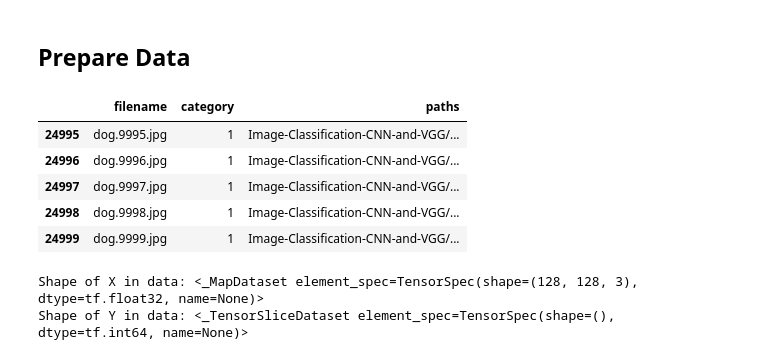
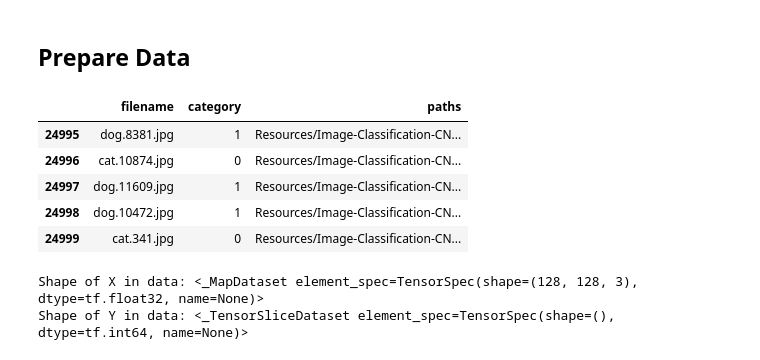
Before and after one commit to c-walls/Deep-Learning, a Jupyter notebook: Image-Classifier-CNN.ipynb, the cells around one changed output. Drawn from its saved outputs; the diff is of its cells as text; code cells hidden in the pictures.

Commit message:
Resolve Data Issues

```diff
--- a/Image-Classifier-CNN.ipynb
+++ b/Image-Classifier-CNN.ipynb
@@ -34,37 +18,40 @@ Updating files: 100% (50016/50016), done.
 # %%
 IMAGE_HEIGHT=128
 IMAGE_WIDTH=128
 BATCH_SIZE=64
 
 # Create data frame of image details
 def get_pathframe(path):
   filenames = os.listdir(path)
   categories = []
   paths=[]
   for filename in filenames:
     paths.append(path+filename)
     category = filename.split('.')[0]
     if category == 'dog':
       categories.append(1)
     else:
       categories.append(0)
 
   df= pd.DataFrame({
       'filename': filenames,
       'category': categories,
       'paths':paths
   })
   return df
 
-df=get_pathframe("Resource/Image-Classification-CNN-and-VGG/dataset/dataset/")
-df.tail(5)
+df = get_pathframe("Resources/Image-Classification-CNN-and-VGG/dataset/dataset/")
+
+# Shuffle the DataFrame
+df = df.sample(frac=1).reset_index(drop=True)
+df.tail()
 # %% [output]
 |  | filename | category | paths |
-| 24995 | dog.9995.jpg | 1 | Image-Classification-CNN-and-VGG/... |
-| 24996 | dog.9996.jpg | 1 | Image-Classification-CNN-and-VGG/... |
-| 24997 | dog.9997.jpg | 1 | Image-Classification-CNN-and-VGG/... |
-| 24998 | dog.9998.jpg | 1 | Image-Classification-CNN-and-VGG/... |
-| 24999 | dog.9999.jpg | 1 | Image-Classification-CNN-and-VGG/... |
+| 24995 | dog.8381.jpg | 1 | Resources/Image-Classification-CN... |
+| 24996 | cat.10874.jpg | 0 | Resources/Image-Classification-CN... |
+| 24997 | dog.11609.jpg | 1 | Resources/Image-Classification-CN... |
+| 24998 | dog.10472.jpg | 1 | Resources/Image-Classification-CN... |
+| 24999 | cat.341.jpg | 0 | Resources/Image-Classification-CN... |
 # %%
 # Load, Resize, and Normalize images
 def load_and_preprocess_image(path):
```
Also changed, not shown: parts of 28 cells of this notebook.
